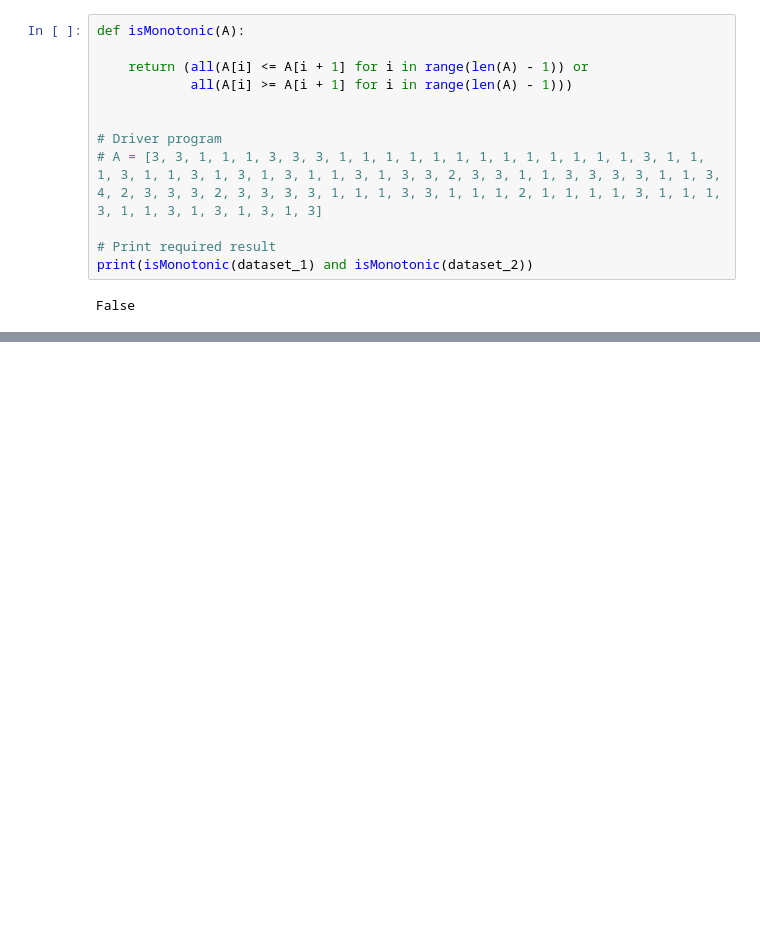
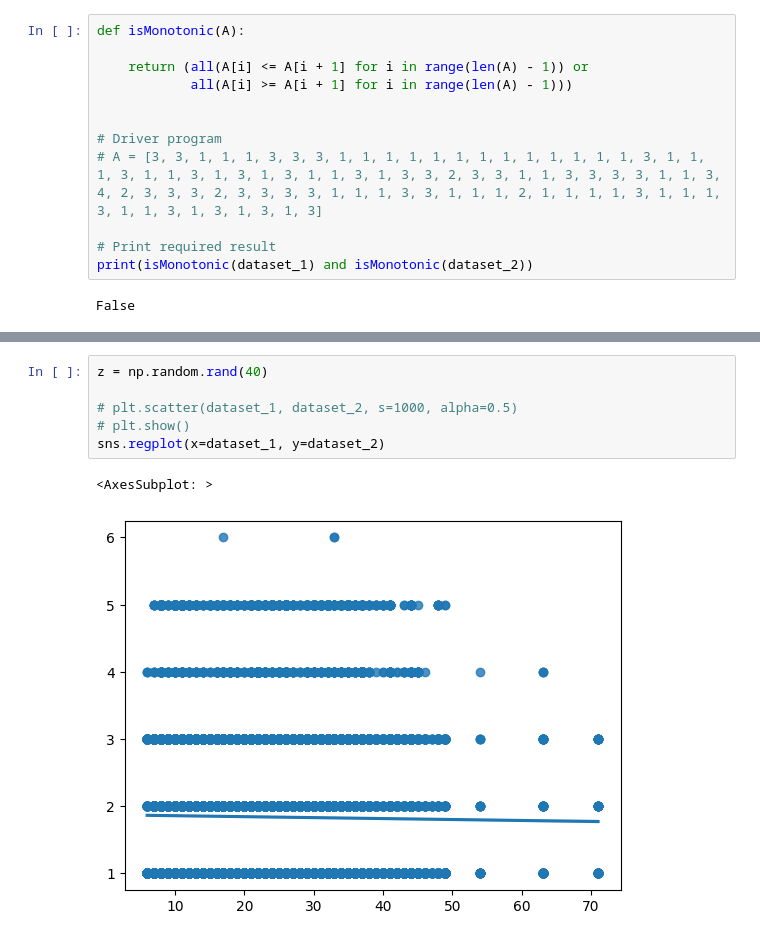
Before and after one commit to MUICT-SERU/SP2022-HelloIT-jscefr, a Jupyter notebook: statistical-test/correlation.ipynb, the cells around one changed output, grey strips where cells are left out. Drawn from its saved outputs; the diff is of its cells as text; blank space fills up the shorter version.

```diff
--- a/statistical-test/correlation.ipynb
+++ b/statistical-test/correlation.ipynb
@@ -48,0 +83,9 @@ corr = 0.02064527550483556
+# %%
+z = np.random.rand(40)
+
+# plt.scatter(dataset_1, dataset_2, s=1000, alpha=0.5)
+# plt.show()
+sns.regplot(x=dataset_1, y=dataset_2)
+# %% [output]
+<AxesSubplot: >
+[figure, added]
```
Also changed, not shown: parts of 6 cells of this notebook, 2 other files.
